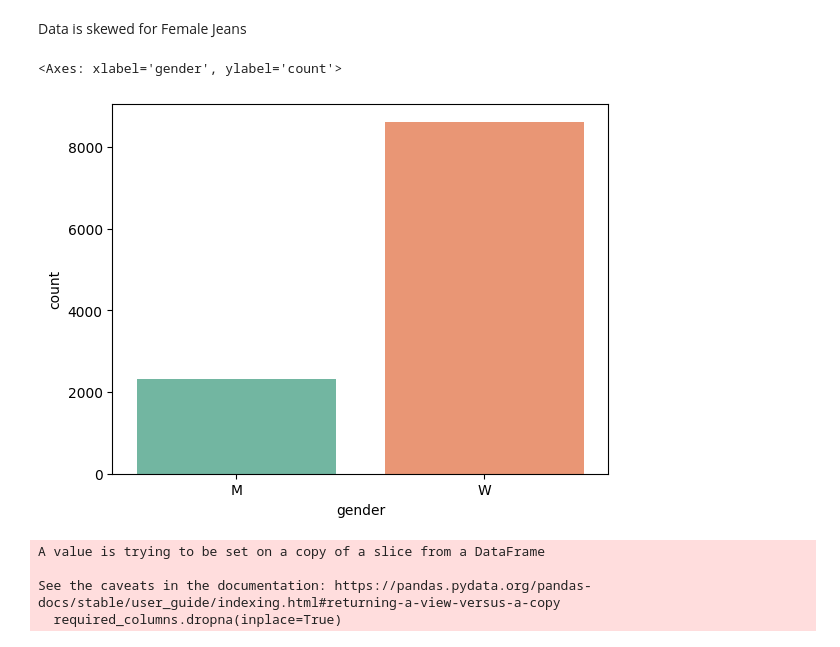
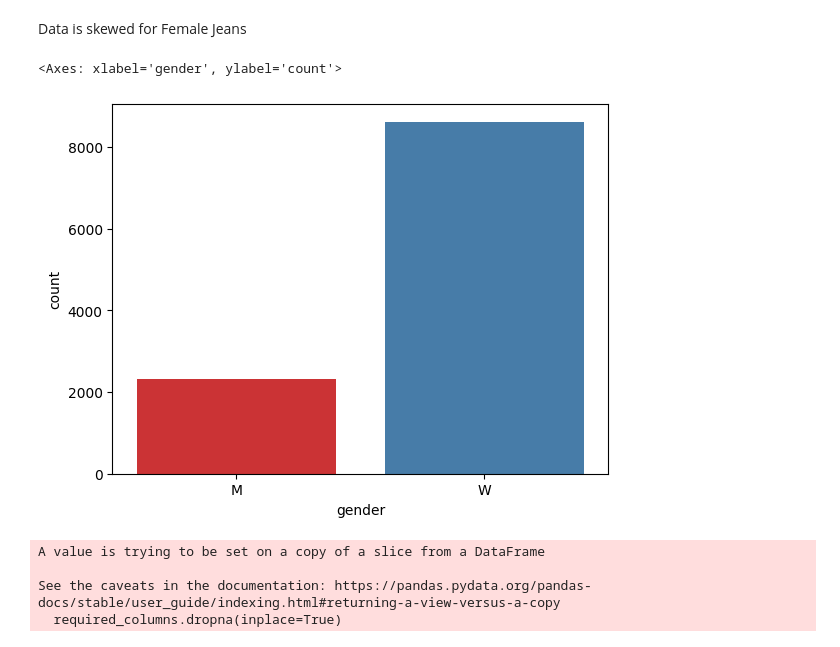
Before and after one commit to Ujju09/notebooks, a Jupyter notebook: sizing-analysis-notebooks/testing_different_models.ipynb, the cells around one changed output. Saved outputs shown, nothing was run; the diff lists cells and outputs as text; code cells hidden in the pictures.

```diff
--- a/sizing-analysis-notebooks/testing_different_models.ipynb
+++ b/sizing-analysis-notebooks/testing_different_models.ipynb
@@ -59,10 +61,10 @@ Name: count, dtype: int64
 # %% [markdown]
 Data is skewed for Female Jeans
 # %%
-sns.countplot(x='gender', data=jeans, palette='Set2')
+sns.countplot(x='gender', data=jeans, palette='Set1')
 # %% [output]
 <Axes: xlabel='gender', ylabel='count'>
-[figure, old version]
+[figure, new version]
 # %%
 # Lets do a K-Means clusstering on the data where the fit is the target
 required_columns = jeans[['waist','gender','hip','bottom_opening','thigh','rise_value','fit']]
```
Also changed, not shown: parts of 10 cells of this notebook.
